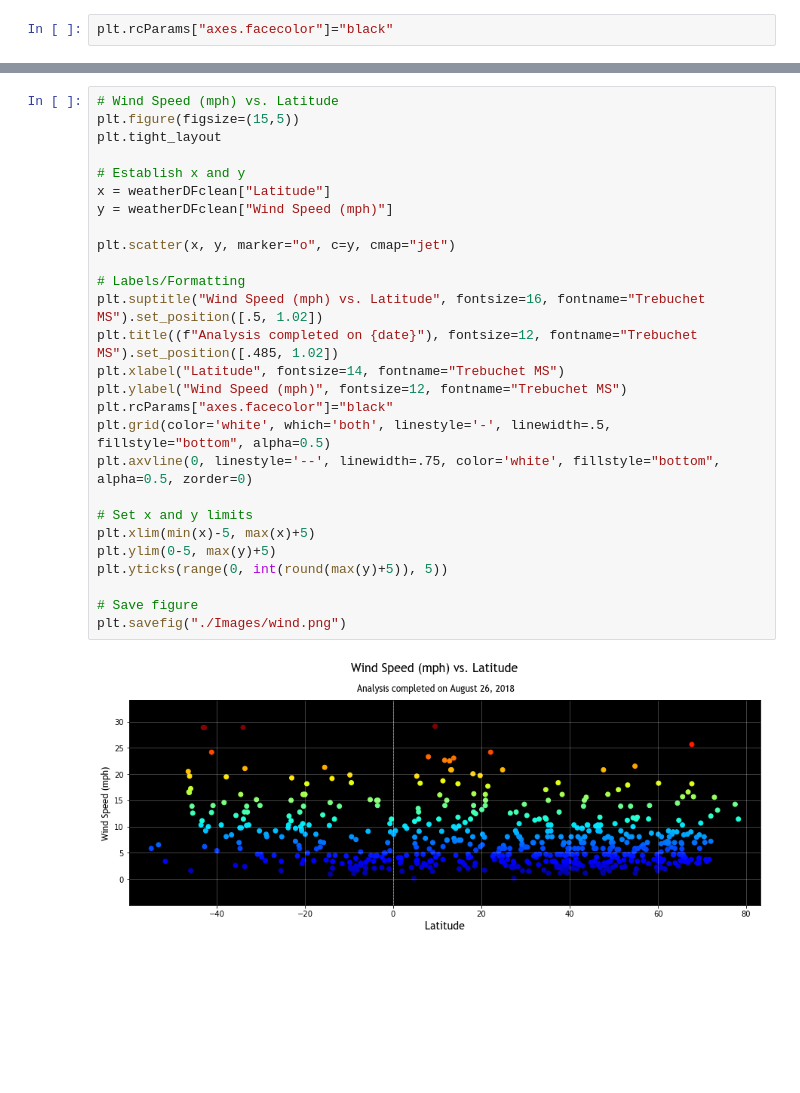
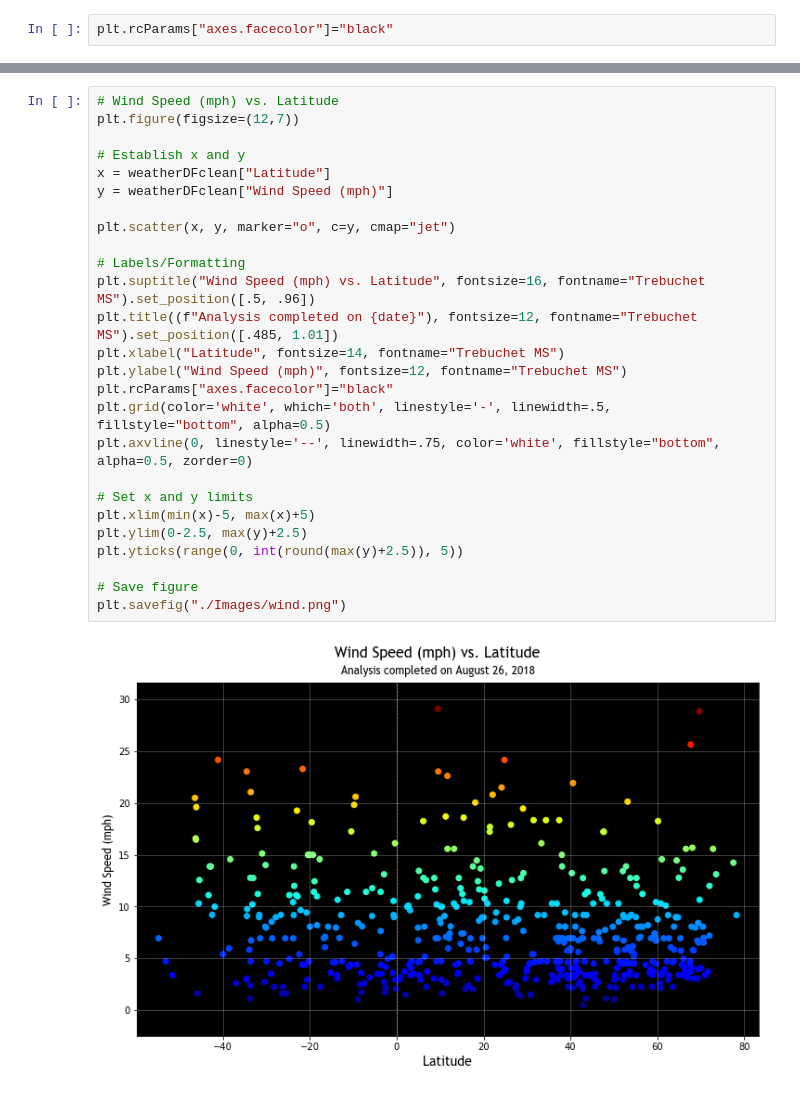
Before and after one commit to vlarie/UTDAVbcAPIs, a Jupyter notebook: WeatherPy.ipynb, the cells around one changed output, grey strips where cells are left out. Drawn from its saved outputs; the diff is of its cells as text; blank space fills up the shorter version.

```diff
--- a/WeatherPy.ipynb
+++ b/WeatherPy.ipynb
@@ -273,29 +270,28 @@ plt.savefig("./Images/cloud.png")
 # %%
 # Wind Speed (mph) vs. Latitude
-plt.figure(figsize=(15,5))
-plt.tight_layout
+plt.figure(figsize=(12,7))
 
 # Establish x and y
 x = weatherDFclean["Latitude"]
 y = weatherDFclean["Wind Speed (mph)"]
 
 plt.scatter(x, y, marker="o", c=y, cmap="jet")
 
 # Labels/Formatting
-plt.suptitle("Wind Speed (mph) vs. Latitude", fontsize=16, fontname="Trebuchet MS").set_position([.5, 1.02])
-plt.title((f"Analysis completed on {date}"), fontsize=12, fontname="Trebuchet MS").set_position([.485, 1.02])
+plt.suptitle("Wind Speed (mph) vs. Latitude", fontsize=16, fontname="Trebuchet MS").set_position([.5, .96])
+plt.title((f"Analysis completed on {date}"), fontsize=12, fontname="Trebuchet MS").set_position([.485, 1.01])
 plt.xlabel("Latitude", fontsize=14, fontname="Trebuchet MS")
 plt.ylabel("Wind Speed (mph)", fontsize=12, fontname="Trebuchet MS")
 plt.rcParams["axes.facecolor"]="black"
 plt.grid(color='white', which='both', linestyle='-', linewidth=.5, fillstyle="bottom", alpha=0.5)
 plt.axvline(0, linestyle='--', linewidth=.75, color='white', fillstyle="bottom", alpha=0.5, zorder=0)
 
 # Set x and y limits
 plt.xlim(min(x)-5, max(x)+5)
-plt.ylim(0-5, max(y)+5)
-plt.yticks(range(0, int(round(max(y)+5)), 5))
+plt.ylim(0-2.5, max(y)+2.5)
+plt.yticks(range(0, int(round(max(y)+2.5)), 5))
 
 # Save figure
 plt.savefig("./Images/wind.png")
 # %% [output]
-[figure, old version]
+[figure, new version]
```
Also changed, not shown: parts of 8 cells of this notebook, 5 other files.
